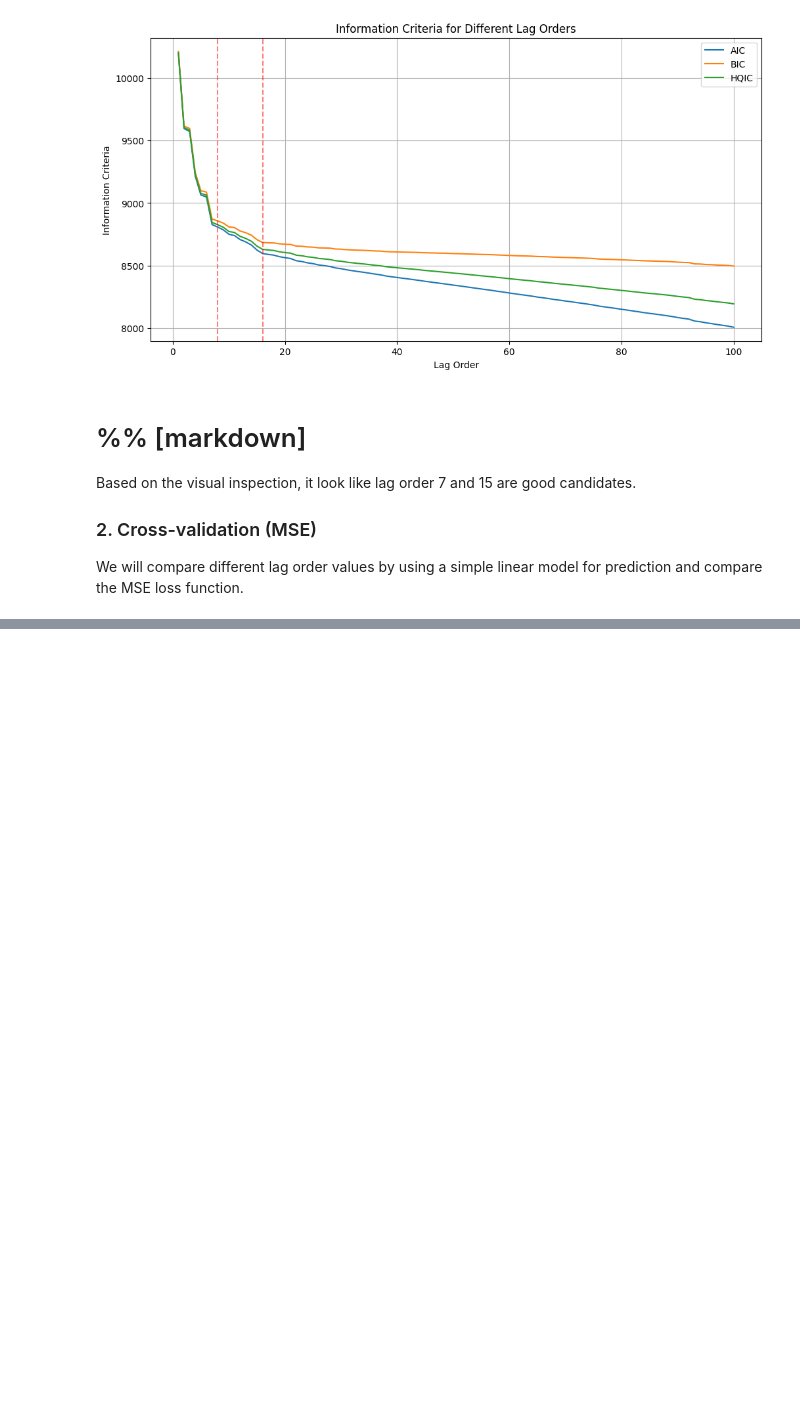
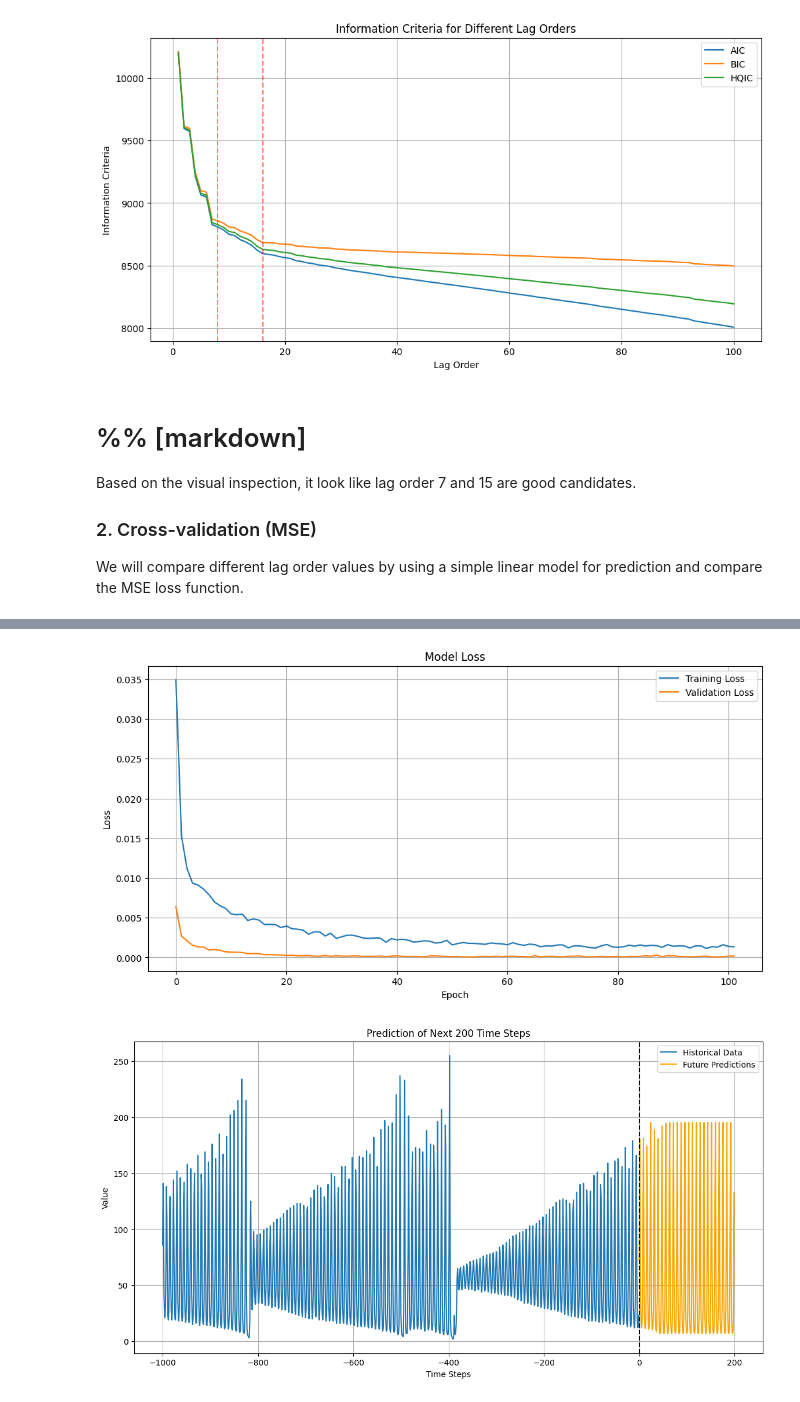
Before and after one commit to amldgit/infodlr1, a Jupyter notebook: a_mert_flow.ipynb, the cells around one changed output, grey strips where cells are left out. Cells and saved outputs as stored; diff of their text form; code cells hidden in the pictures; blank space fills up the shorter version.

```diff
--- a/mert_data_inspection-1.ipynb
+++ b/a_mert_flow.ipynb
@@ -227,0 +442,36 @@ Best lag order: 7 with MSE: 445.6011
+# %%
+best_model = fn.build_ffnn_model(input_dim=lag_order, num_layers=num_layers, initial_size=layer_size,drop_out=dropout)
+# Train the model and get the training history
+results = fn.train(model=best_model, full_dataset=df, lag_order=lag_order)
+history = results["history"]
+# Plot training history
+plt.figure(figsize=(12, 6))
+plt.plot(history.history['loss'], label='Training Loss')
+plt.plot(history.history['val_loss'], label='Validation Loss')
+plt.title('Model Loss')
+plt.xlabel('Epoch')
+plt.ylabel('Loss')
+plt.legend()
+plt.grid(True)
+plt.show()
+
+# Predict the next 200 values
+pred_horizon = 200
+# Generate future predictions
+future_predictions = fn.generate_future_predictions(best_model, lag_order, pred_horizon)
+# Get the existing data for plotting context
+historical_data = df.values
+# Plot the future predictions with historical data
+plt.figure(figsize=(14, 7))
+# Plot some historical data for context
+plt.plot(range(-len(historical_data), 0), historical_data, label='Historical Data')
+# Plot the predictions
+plt.plot(range(0, pred_horizon), future_predictions, label='Future Predictions', color='orange')
+plt.axvline(x=0, color='k', linestyle='--')
+plt.title(f'Prediction of Next {pred_horizon} Time Steps')
+plt.xlabel('Time Steps')
+plt.ylabel('Value')
+plt.legend()
+plt.grid(True)
+plt.show()
+# %% [output]
@@ -227,0 +479,2 @@ Best lag order: 7 with MSE: 445.6011
+[figure, added]
+[figure, added]
```
Also changed, not shown: parts of 13 cells of this notebook, 23 other files.
